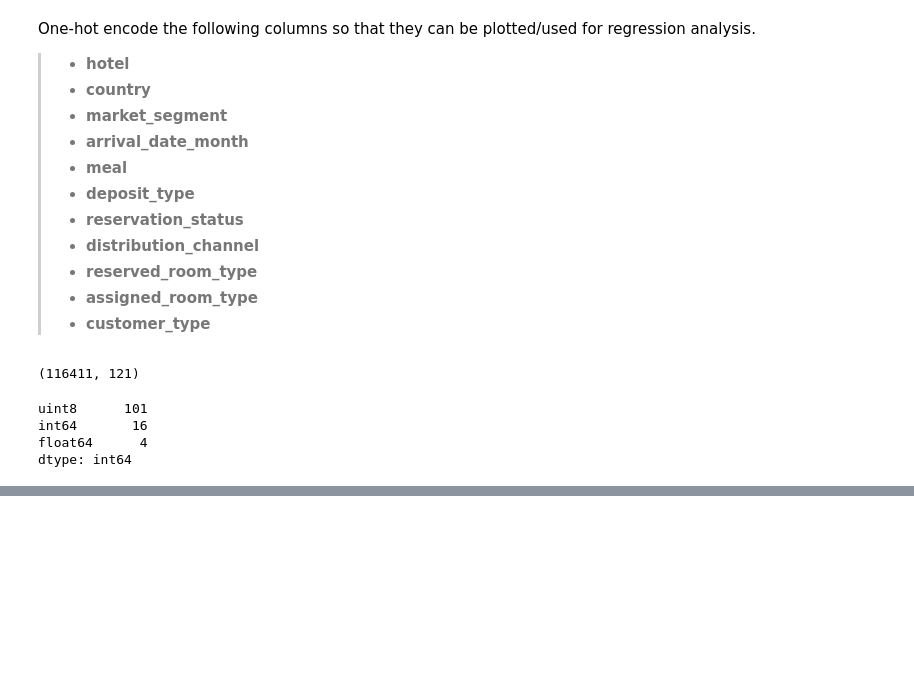
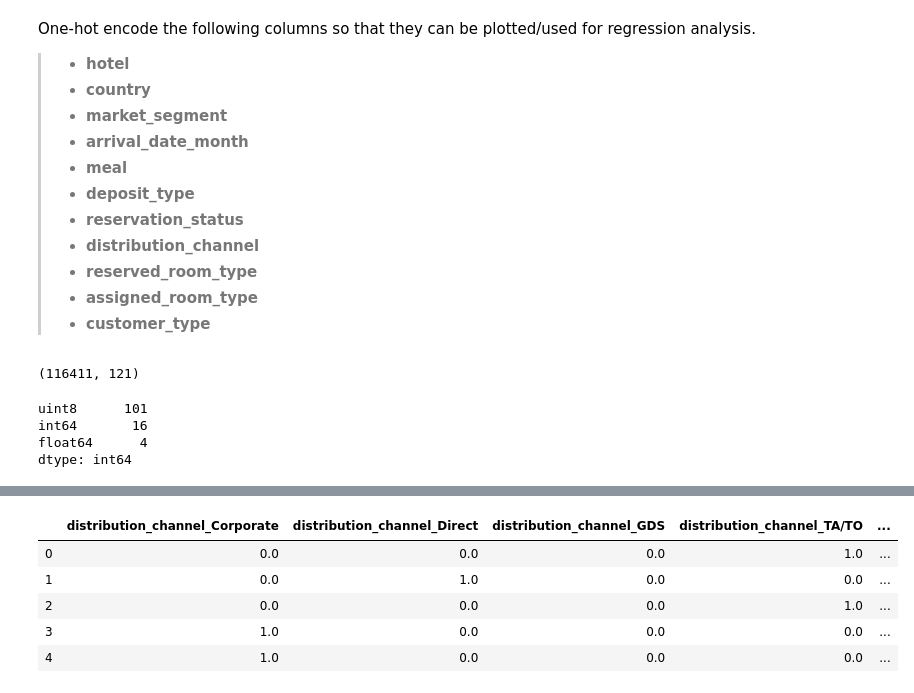
Before and after one commit to sandeepborkartech/ML_HotelPricing, a Jupyter notebook: ML_TEAM_4_Hotel_Price_predictor.ipynb, the cells around one changed output, grey strips where cells are left out. Drawn from its saved outputs; the diff is of its cells as text; code cells hidden in the pictures; blank space fills up the shorter version.

Commit message:
RFECV with linear regression

```diff
--- a/ML_TEAM_4_Hotel_Price_predictor.ipynb
+++ b/ML_TEAM_4_Hotel_Price_predictor.ipynb
@@ -548 +572,12 @@ AttributeError: 'RFECV' object has no attribute 'grid_scores_'
+# %%
+f = rfecv.get_support(1) #the most important features
+X = X_train_norm[X_train_norm.columns[f]]# final features`
+X.head()
+# %% [output]
+|  | distribution_channel_Corporate | distribution_channel_Direct | distribution_channel_GDS | distribution_channel_TA/TO | ... |
+| 0 | 0.0 | 0.0 | 0.0 | 1.0 | ... |
+| 1 | 0.0 | 1.0 | 0.0 | 0.0 | ... |
+| 2 | 0.0 | 0.0 | 0.0 | 1.0 | ... |
+| 3 | 1.0 | 0.0 | 0.0 | 0.0 | ... |
+| 4 | 1.0 | 0.0 | 0.0 | 0.0 | ... |
 # %%
```
Also changed, not shown: parts of 10 cells of this notebook, 6 other files.
